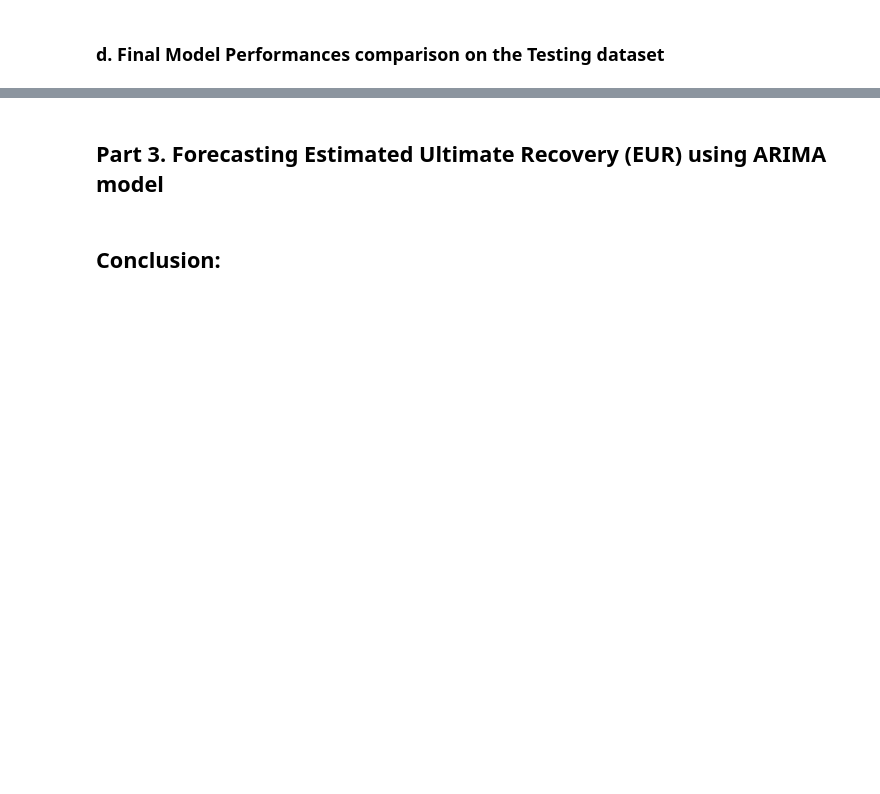
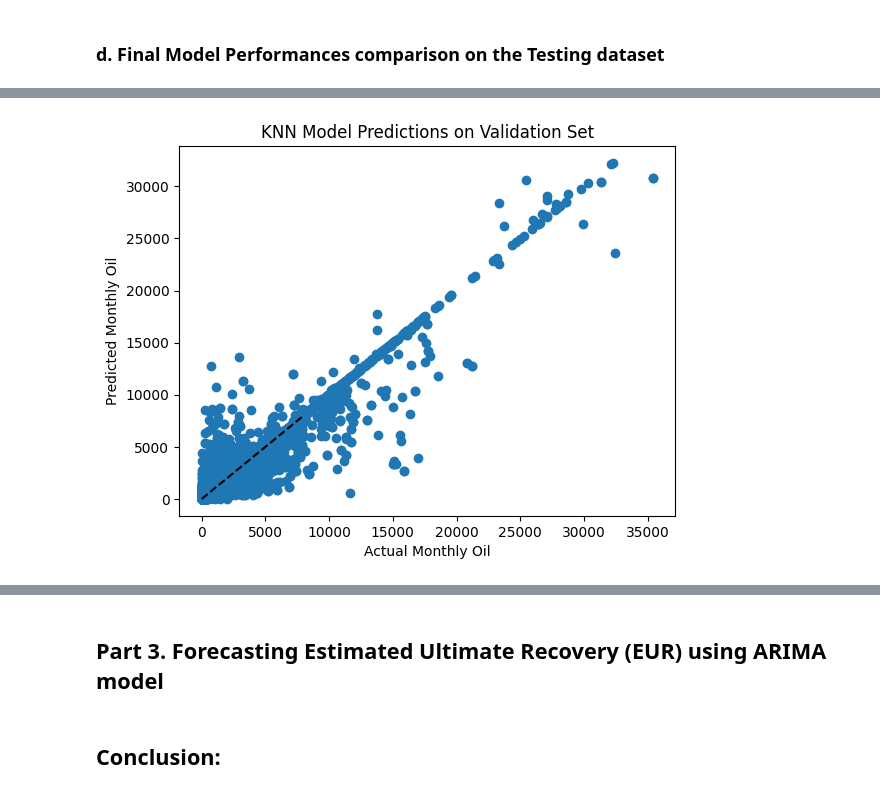
Before and after one commit to ManishRawat07/PETR6397-Final-Project-Oil-Production-Forecasting-using-Machine-Learning, a Jupyter notebook: Oil Production forecasting.ipynb, the cells around one changed output, grey strips where cells are left out. Saved outputs shown, nothing was run; the diff lists cells and outputs as text; code cells hidden in the pictures; blank space fills up the shorter version.

```diff
--- a/Oil Production forecasting.ipynb
+++ b/Oil Production forecasting.ipynb
@@ -472,0 +509,16 @@ plt.show()
+# %%
+# KNN Model Predictions on VTesting data set
+y_pred_knn = knn.predict(X_test)
+
+# Inverse transform the scaled predictions
+y_pred_knn = scaler_y.inverse_transform(y_pred_knn.reshape(-1, 1))
+
+# Create a scatter plot of actual vs predicted values
+plt.scatter(y_test, y_pred_knn)
+plt.plot([0, 8000], [0, 8000], '--k')
+plt.xlabel("Actual Monthly Oil")
+plt.ylabel("Predicted Monthly Oil")
+plt.title("KNN Model Predictions on Validation Set")
+plt.show()
+# %% [output]
+[figure, added]
```
Also changed, not shown: parts of 24 cells of this notebook.
